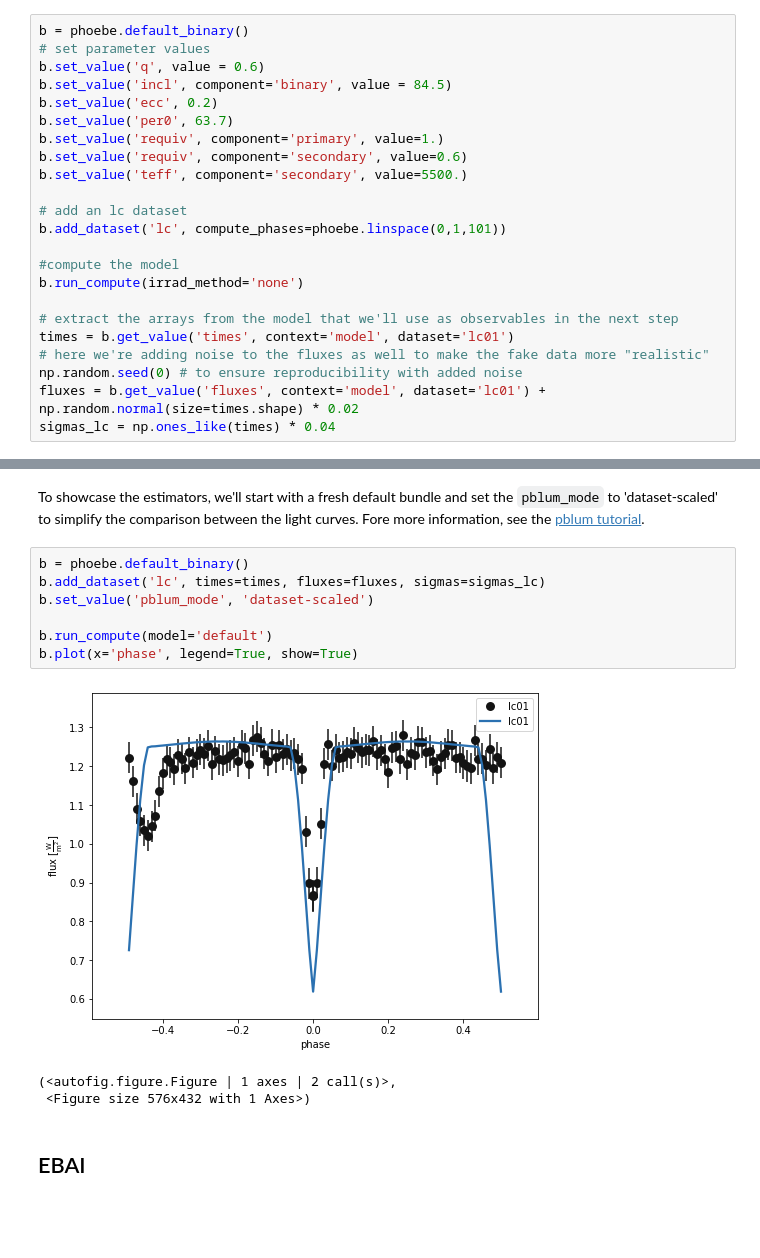
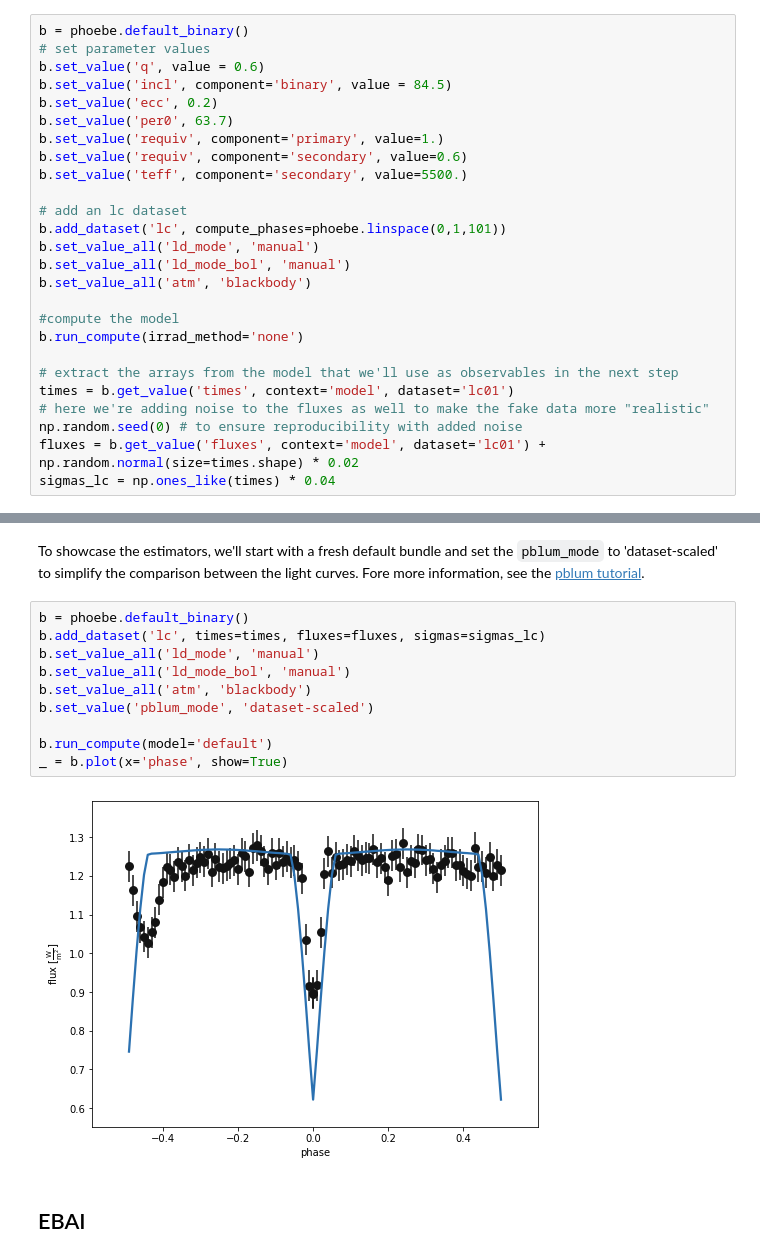
Before and after one commit to phoebe-project/phoebe2-docs, a Jupyter notebook: tutorials/LC_estimators.ipynb, the cells around one changed output, grey strips where cells are left out. Drawn from its saved outputs; the diff is of its cells as text; blank space fills up the shorter version.

```diff
--- a/tutorials/LC_estimators.ipynb
+++ b/tutorials/LC_estimators.ipynb
@@ -29,6 +31,9 @@ b.set_value('teff', component='secondary', value=5500.)
 
 # add an lc dataset
 b.add_dataset('lc', compute_phases=phoebe.linspace(0,1,101))
+b.set_value_all('ld_mode', 'manual')
+b.set_value_all('ld_mode_bol', 'manual')
+b.set_value_all('atm', 'blackbody')
 
 #compute the model
 b.run_compute(irrad_method='none')
@@ -46,14 +51,15 @@ To showcase the estimators, we'll start with a fresh default bundle and set the
 # %%
 b = phoebe.default_binary()
 b.add_dataset('lc', times=times, fluxes=fluxes, sigmas=sigmas_lc)
+b.set_value_all('ld_mode', 'manual')
+b.set_value_all('ld_mode_bol', 'manual')
+b.set_value_all('atm', 'blackbody')
 b.set_value('pblum_mode', 'dataset-scaled')
 
 b.run_compute(model='default')
-b.plot(x='phase', legend=True, show=True)
+_ = b.plot(x='phase', show=True)
 # %% [output]
-[figure, old version]
+[figure, new version]
-(<autofig.figure.Figure | 1 axes | 2 call(s)>,
- <Figure size 576x432 with 1 Axes>)
 # %% [markdown]
 ## EBAI
 # %% [markdown]
```
Also changed, not shown: parts of 23 cells of this notebook.
